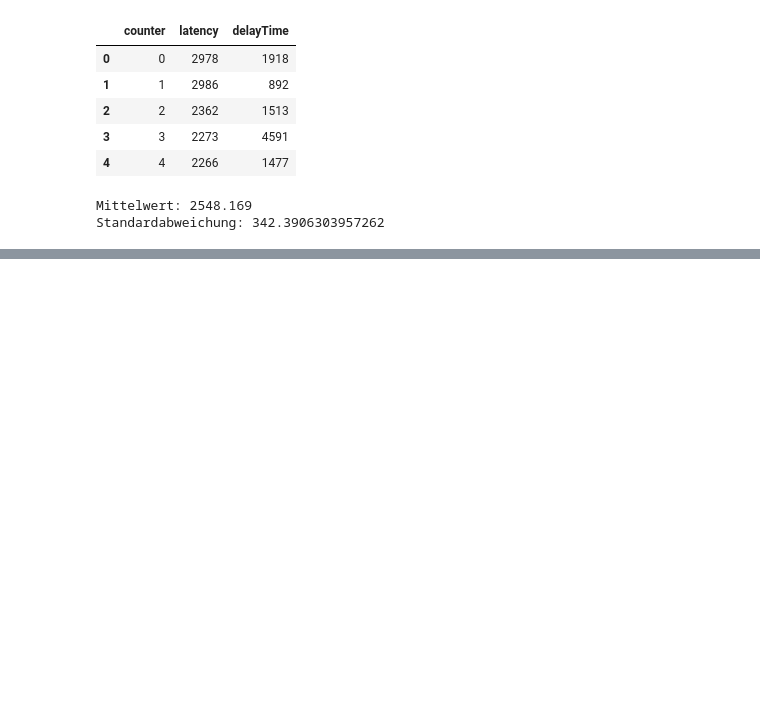
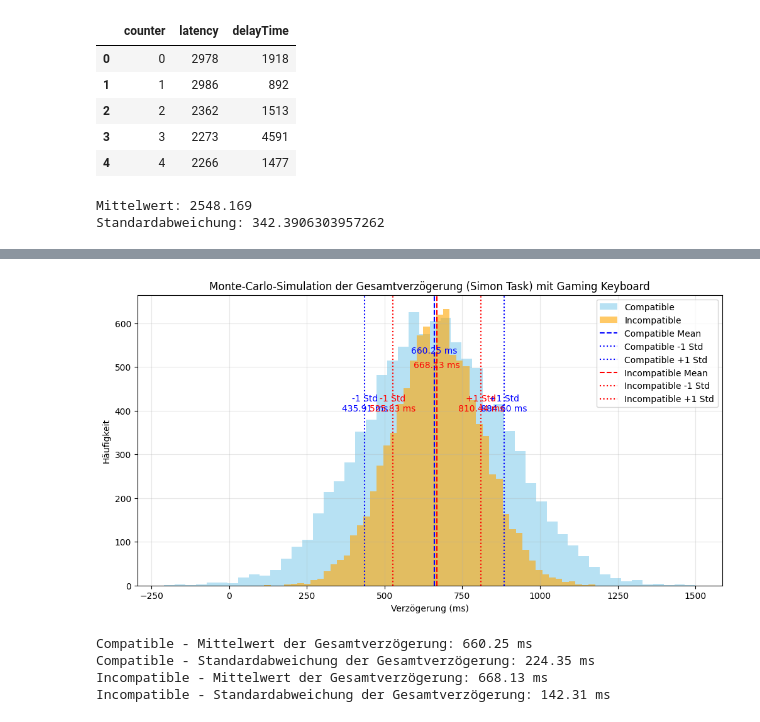
Before and after one commit to Michael1Mueller/monte-carlo, a Jupyter notebook: montecarlo.ipynb, the cells around one changed output, grey strips where cells are left out. Saved outputs shown, nothing was run; the diff lists cells and outputs as text; code cells hidden in the pictures; blank space fills up the shorter version.

Commit message:
added slow keyboard data

```diff
--- a/montecarlo.ipynb
+++ b/montecarlo.ipynb
@@ -43,10 +43,10 @@ refresh_cycle_max = 16.66  # Maximaler Zeitwert innerhalb eines Refresh-Cycles
 constant_delay_min = 5  # Mindestverzögerung in ms
 constant_delay_max = 12
 
-compatible_mean = 708.46
-compatible_std = 306.51
-incompatible_mean = 659.66
-incompatible_std = 122.77
+compatible_mean = 640.70
+compatible_std = 225.52
+incompatible_mean = 647.42
+incompatible_std = 141.88
 # %%
 refresh_cycle_delay = np.random.uniform(refresh_cycle_min, refresh_cycle_max, n_simulationen)
 constant_delay = np.random.uniform(constant_delay_min, constant_delay_max, n_simulationen)
@@ -88,0 +54,61 @@ Incompatible - Standardabweichung der Gesamtverzögerung: 122.13 ms
+# %%
+eingabe_latenzen = np.random.normal(gk_latency_mean_ms, gk_latency_std_ms, n_simulationen)
+
+compatible_reactions = np.random.normal(compatible_mean, compatible_std, n_simulationen)
+incompatible_reactions = np.random.normal(incompatible_mean, incompatible_std, n_simulationen)
+
+gesamtverzögerung_compatible = bildschirm_latenzen + eingabe_latenzen + compatible_reactions
+gesamtverzögerung_incompatible = bildschirm_latenzen + eingabe_latenzen + incompatible_reactions
+
+# Statistische Kennzahlen der Simulation
+compatible_mean_final = np.mean(gesamtverzögerung_compatible)
+compatible_std_final = np.std(gesamtverzögerung_compatible)
+incompatible_mean_final = np.mean(gesamtverzögerung_incompatible)
+incompatible_std_final = np.std(gesamtverzögerung_incompatible)
+
+# Plot des Histogramms
+plt.figure(figsize=(12, 6))
+plt.hist(gesamtverzögerung_compatible, bins=50, alpha=0.6, label='Compatible', color='skyblue')
+plt.hist(gesamtverzögerung_incompatible, bins=50, alpha=0.6, label='Incompatible', color='orange')
+
+# Linien für Mittelwerte und Standardabweichungen
+# Compatible
+plt.axvline(compatible_mean_final, color='blue', linestyle='--', linewidth=1.5, label='Compatible Mean')
+plt.axvline(compatible_mean_final - compatible_std_final, color='blue', linestyle=':', linewidth=1.5, label='Compatible -1 Std')
+plt.axvline(compatible_mean_final + compatible_std_final, color='blue', linestyle=':', linewidth=1.5, label='Compatible +1 Std')
+
+plt.text(compatible_mean_final, plt.ylim()[1]*0.8, f'{compatible_mean_final:.2f} ms', color='blue', ha='center', fontsize=10)
+plt.text(compatible_mean_final - compatible_std_final, plt.ylim()[1]*0.6, f'-1 Std\n{compatible_mean_final-compatible_std_final:.2f} ms',
+         color='blue', ha='center', fontsize=10)
+plt.text(compatible_mean_final + compatible_std_final, plt.ylim()[1]*0.6, f'+1 Std\n{compatible_mean_final+compatible_std_final:.2f} ms',
+         color='blue', ha='center', fontsize=10)
+
+# Incompatible
+plt.axvline(incompatible_mean_final, color='red', linestyle='--', linewidth=1.5, label='Incompatible Mean')
+plt.axvline(incompatible_mean_final - incompatible_std_final, color='red', linestyle=':', linewidth=1.5, label='Incompatible -1 Std')
+plt.axvline(incompatible_mean_final + incompatible_std_final, color='red', linestyle=':', linewidth=1.5, label='Incompatible +1 Std')
+
+plt.text(incompatible_mean_final, plt.ylim()[1]*0.75, f'{incompatible_mean_final:.2f} ms', color='red', ha='center', fontsize=10)
+plt.text(incompatible_mean_final - incompatible_std_final, plt.ylim()[1]*0.6, f'-1 Std\n{incompatible_mean_final-incompatible_std_final:.2f} ms',
+         color='red', ha='center', fontsize=10)
+plt.text(incompatible_mean_final + incompatible_std_final, plt.ylim()[1]*0.6, f'+1 Std\n{incompatible_mean_final+incompatible_std_final:.2f} ms',
+         color='red', ha='center', fontsize=10)
+
+# Diagramm-Details
+plt.title('Monte-Carlo-Simulation der Gesamtverzögerung (Simon Task) mit Gaming Keyboard')
+plt.xlabel('Verzögerung (ms)')
+plt.ylabel('Häufigkeit')
+plt.legend()
+plt.grid(alpha=0.3)
+plt.show()
+
+print(f"Compatible - Mittelwert der Gesamtverzögerung: {compatible_mean_final:.2f} ms")
+print(f"Compatible - Standardabweichung der Gesamtverzögerung: {compatible_std_final:.2f} ms")
+print(f"Incompatible - Mittelwert der Gesamtverzögerung: {incompatible_mean_final:.2f} ms")
+print(f"Incompatible - Standardabweichung der Gesamtverzögerung: {incompatible_std_final:.2f} ms")
+# %% [output]
+[figure, added]
+Compatible - Mittelwert der Gesamtverzögerung: 660.25 ms
+Compatible - Standardabweichung der Gesamtverzögerung: 224.35 ms
+Incompatible - Mittelwert der Gesamtverzögerung: 668.13 ms
+Incompatible - Standardabweichung der Gesamtverzögerung: 142.31 ms
```
Also changed, not shown: parts of 6 cells of this notebook, 3 other files.
